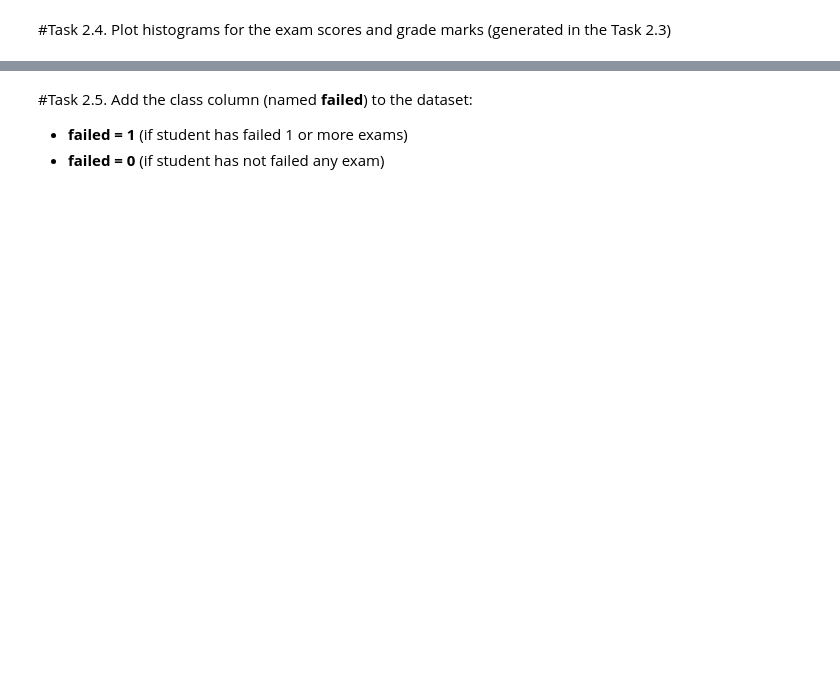
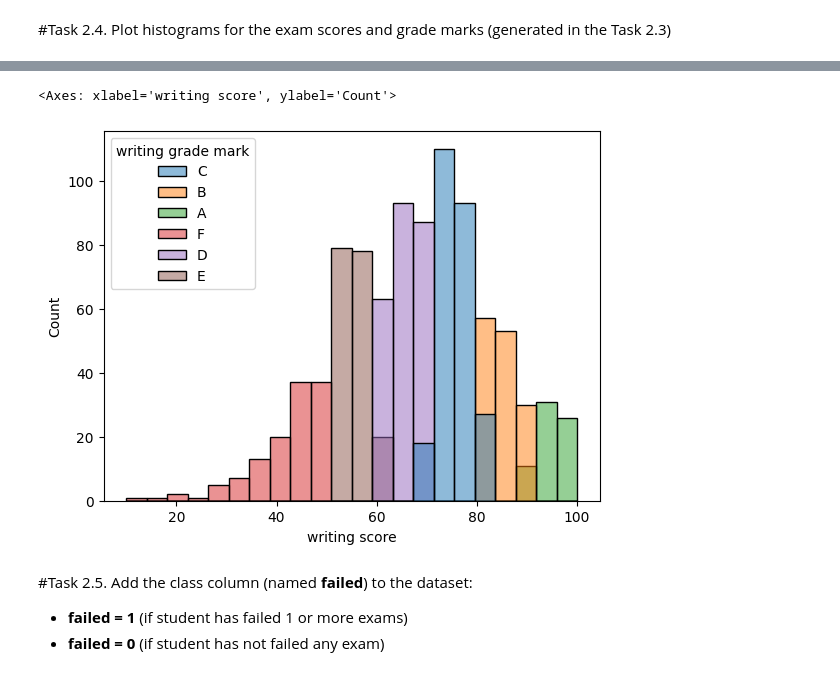
Before and after one commit to PhamTienLoc/Lab_DM, a Jupyter notebook: Lab_9_ClusteringAnalysis_21130429_PhamTienLoc.ipynb, the cells around one changed output, grey strips where cells are left out. Cells and saved outputs as stored; diff of their text form; code cells hidden in the pictures; blank space fills up the shorter version.

```diff
--- a/Lab_9_ClusteringAnalysis_21130429_PhamTienLoc.ipynb
+++ b/Lab_9_ClusteringAnalysis_21130429_PhamTienLoc.ipynb
@@ -167,3 +202,8 @@ sns.pairplot(ds2, hue="writing score")
+# %%
+sns.histplot(data=ds2, x="writing score", hue="writing grade mark")
+# %% [output]
+<Axes: xlabel='writing score', ylabel='Count'>
+[figure, added]
 # %% [markdown]
 #Task 2.5. Add the class column (named **failed**) to the dataset:
 
```
Also changed, not shown: parts of 9 cells of this notebook.
